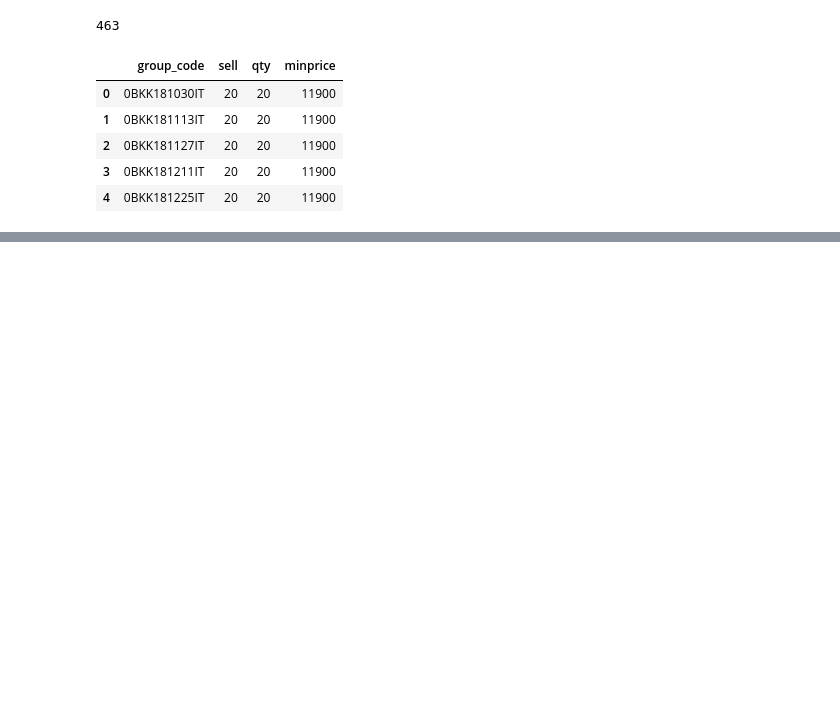
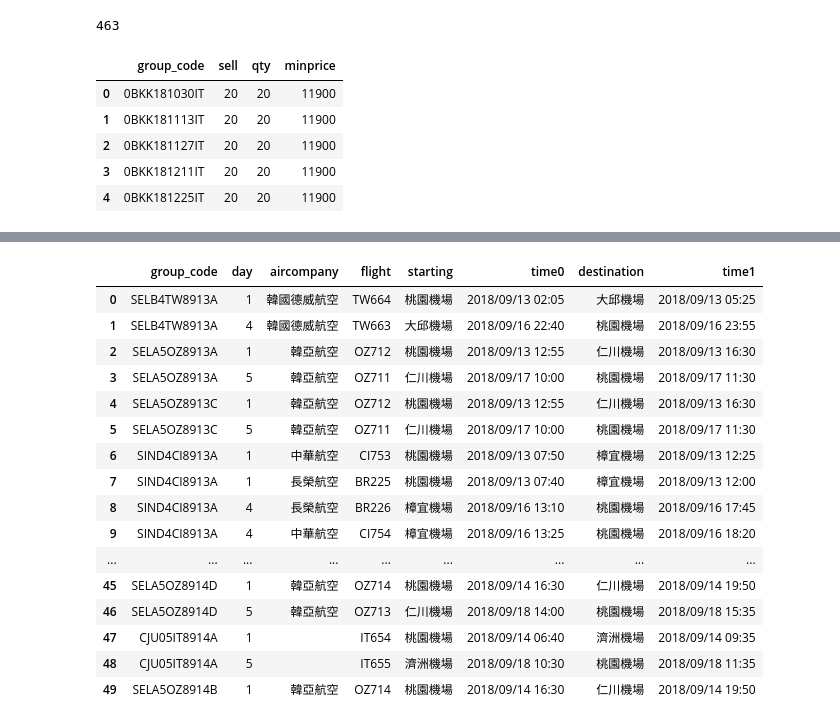
Before and after one commit to catxxx591/tour, a Jupyter notebook: tour2.ipynb, the cells around one changed output, grey strips where cells are left out. Saved outputs shown, nothing was run; the diff lists cells and outputs as text; code cells hidden in the pictures; blank space fills up the shorter version.

```diff
--- a/tour2.ipynb
+++ b/tour2.ipynb
@@ -1167,0 +1192,24 @@ new1.head()
+# %%
+cursor = connect.cursor()
+sql = ("""SELECT * FROM tour.flight1""")
+flightsql = getsqldata()
+cursor.close()
+flightsql.head(50)
+# %% [output]
+|  | group_code | day | aircompany | flight | starting | time0 | destination | time1 |
+| 0 | SELB4TW8913A | 1 | 韓國德威航空 | TW664 | 桃園機場 | 2018/09/13 02:05 | 大邱機場 | 2018/09/13 05:25 |
+| 1 | SELB4TW8913A | 4 | 韓國德威航空 | TW663 | 大邱機場 | 2018/09/16 22:40 | 桃園機場 | 2018/09/16 23:55 |
+| 2 | SELA5OZ8913A | 1 | 韓亞航空 | OZ712 | 桃園機場 | 2018/09/13 12:55 | 仁川機場 | 2018/09/13 16:30 |
+| 3 | SELA5OZ8913A | 5 | 韓亞航空 | OZ711 | 仁川機場 | 2018/09/17 10:00 | 桃園機場 | 2018/09/17 11:30 |
+| 4 | SELA5OZ8913C | 1 | 韓亞航空 | OZ712 | 桃園機場 | 2018/09/13 12:55 | 仁川機場 | 2018/09/13 16:30 |
+| 5 | SELA5OZ8913C | 5 | 韓亞航空 | OZ711 | 仁川機場 | 2018/09/17 10:00 | 桃園機場 | 2018/09/17 11:30 |
+| 6 | SIND4CI8913A | 1 | 中華航空 | CI753 | 桃園機場 | 2018/09/13 07:50 | 樟宜機場 | 2018/09/13 12:25 |
+| 7 | SIND4CI8913A | 1 | 長榮航空 | BR225 | 桃園機場 | 2018/09/13 07:40 | 樟宜機場 | 2018/09/13 12:00 |
+| 8 | SIND4CI8913A | 4 | 長榮航空 | BR226 | 樟宜機場 | 2018/09/16 13:10 | 桃園機場 | 2018/09/16 17:45 |
+| 9 | SIND4CI8913A | 4 | 中華航空 | CI754 | 樟宜機場 | 2018/09/16 13:25 | 桃園機場 | 2018/09/16 18:20 |
+| ... | ... | ... | ... | ... | ... | ... | ... | ... |
+| 45 | SELA5OZ8914D | 1 | 韓亞航空 | OZ714 | 桃園機場 | 2018/09/14 16:30 | 仁川機場 | 2018/09/14 19:50 |
+| 46 | SELA5OZ8914D | 5 | 韓亞航空 | OZ713 | 仁川機場 | 2018/09/18 14:00 | 桃園機場 | 2018/09/18 15:35 |
+| 47 | CJU05IT8914A | 1 |  | IT654 | 桃園機場 | 2018/09/14 06:40 | 濟洲機場 | 2018/09/14 09:35 |
+| 48 | CJU05IT8914A | 5 |  | IT655 | 濟洲機場 | 2018/09/18 10:30 | 桃園機場 | 2018/09/18 11:35 |
+| 49 | SELA5OZ8914B | 1 | 韓亞航空 | OZ714 | 桃園機場 | 2018/09/14 16:30 | 仁川機場 | 2018/09/14 19:50 |
```
Also changed, not shown: parts of 2 cells of this notebook.
